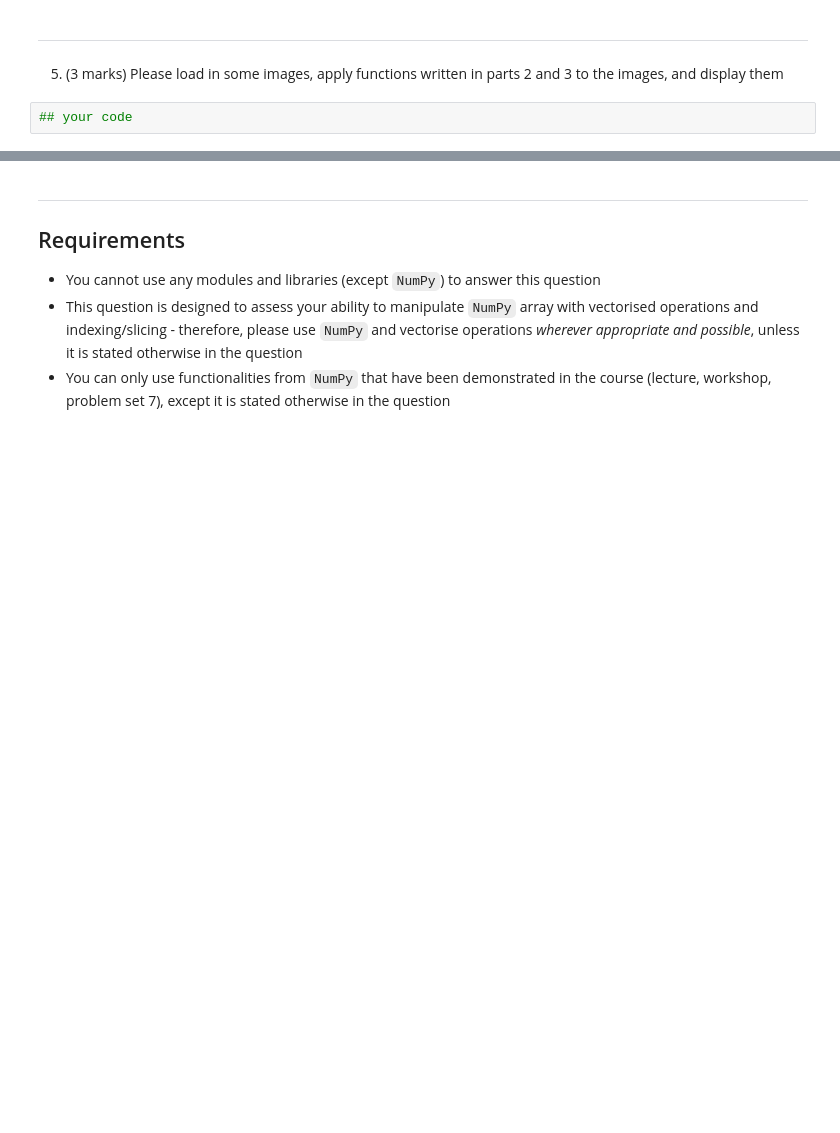
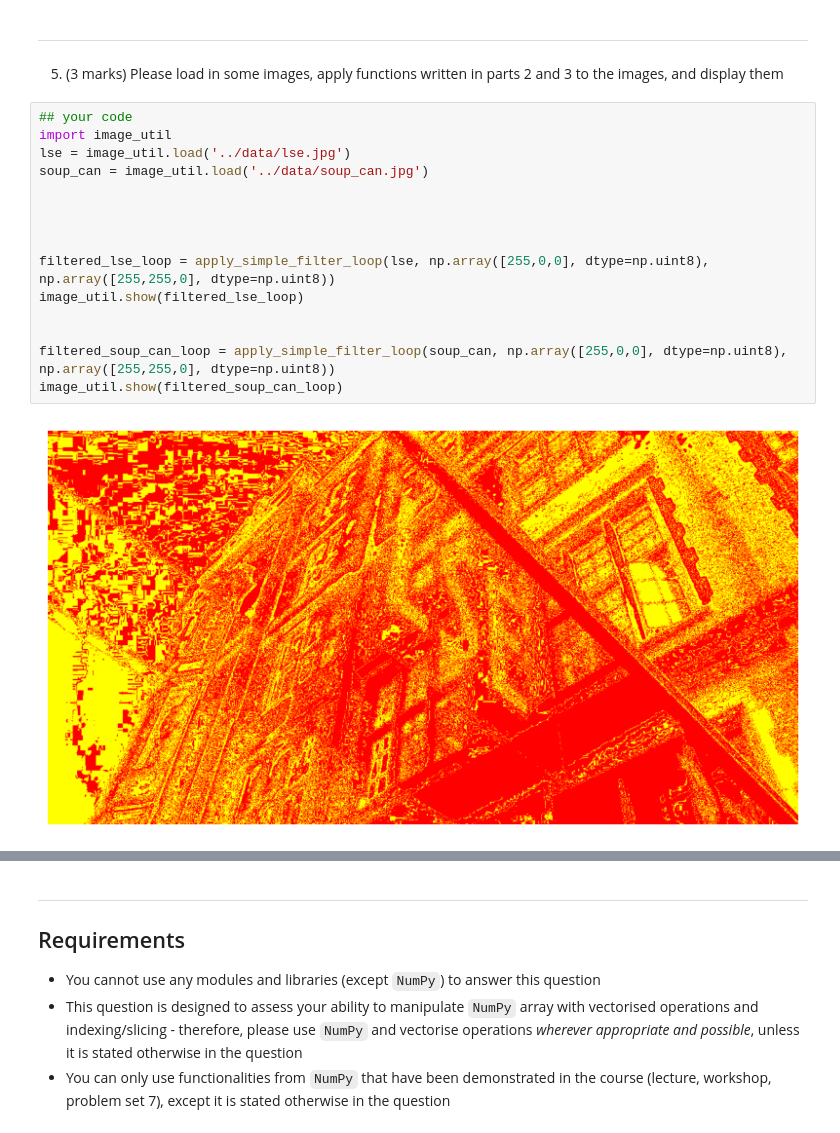
Before and after one commit to crypanon/ST101-Summative-2, a Jupyter notebook: src/image_part_a.ipynb, the cells around one changed output, grey strips where cells are left out. Cells and saved outputs as stored; diff of their text form; blank space fills up the shorter version.

```diff
--- a/src/image_part_a.ipynb
+++ b/src/image_part_a.ipynb
@@ -153,3 +153,18 @@ def apply_simple_filter_loop(img, colour1, colour2):
 5. (3 marks) Please load in some images, apply functions written in parts 2 and 3 to the images, and display them
 # %%
 ## your code
+import image_util
+lse = image_util.load('../data/lse.jpg')
+soup_can = image_util.load('../data/soup_can.jpg')
+
+
+
+
+filtered_lse_loop = apply_simple_filter_loop(lse, np.array([255,0,0], dtype=np.uint8), np.array([255,255,0], dtype=np.uint8))
+image_util.show(filtered_lse_loop)
+
+
+filtered_soup_can_loop = apply_simple_filter_loop(soup_can, np.array([255,0,0], dtype=np.uint8), np.array([255,255,0], dtype=np.uint8))
+image_util.show(filtered_soup_can_loop)
+# %% [output]
+[figure, added]
```
Also changed, not shown: parts of 1 cell of this notebook.
